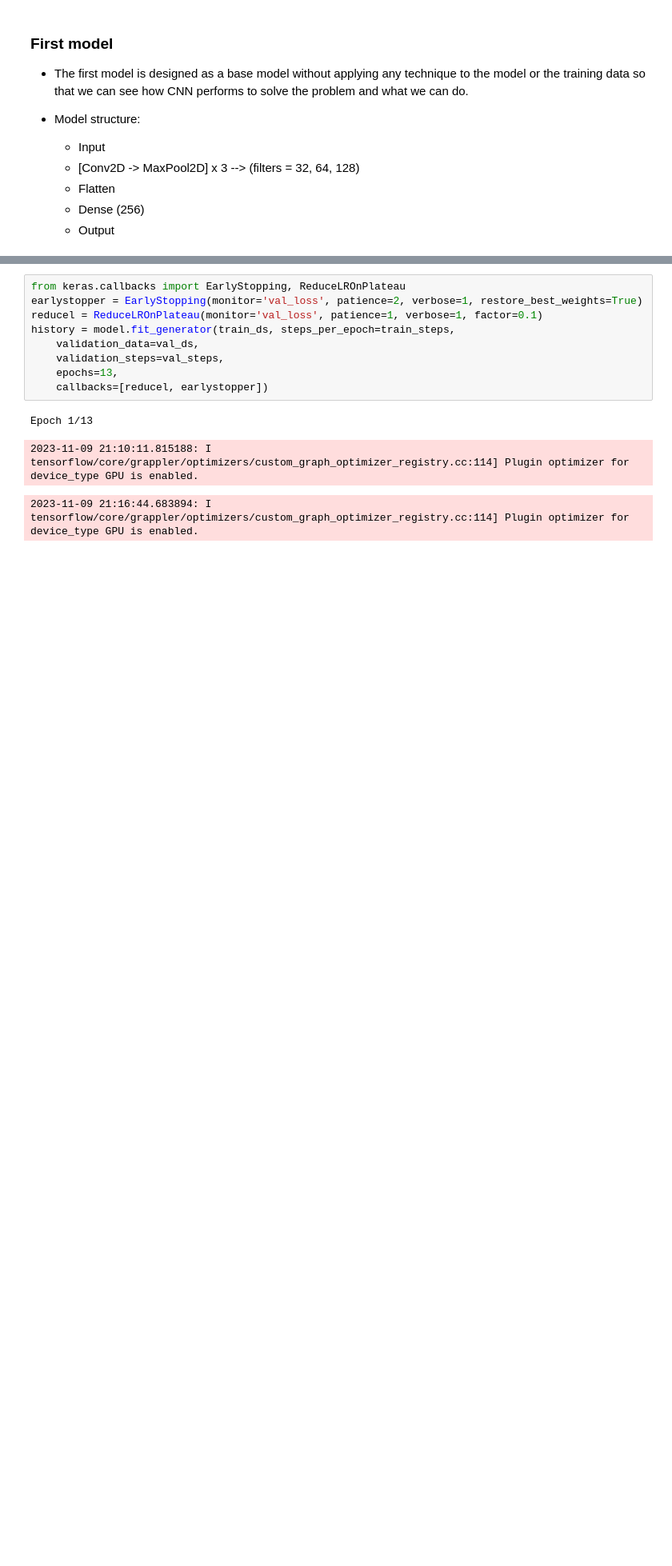
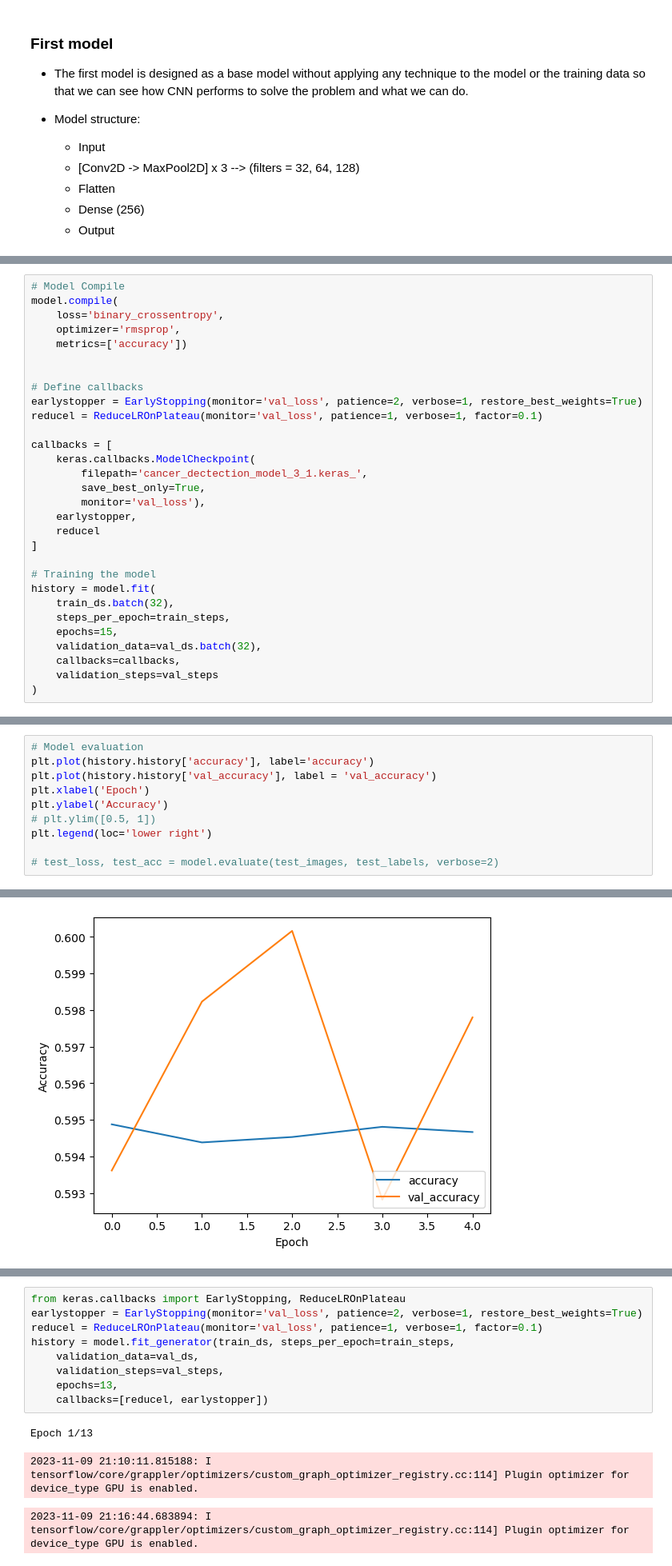
Before and after one commit to IvanLiuTW/code, a Jupyter notebook: CNN_detection.ipynb, the cells around one changed output, grey strips where cells are left out. Shown at 80% size. Cells and saved outputs as stored; diff of their text form; blank space fills up the shorter version.

```diff
--- a/CNN_detection.ipynb
+++ b/CNN_detection.ipynb
@@ -339,0 +648,30 @@ history = model.fit(
+# %%
+# Model Compile
+model.compile(
+    loss='binary_crossentropy',
+    optimizer='rmsprop',
+    metrics=['accuracy'])
+
+
+# Define callbacks
+earlystopper = EarlyStopping(monitor='val_loss', patience=2, verbose=1, restore_best_weights=True)
+reducel = ReduceLROnPlateau(monitor='val_loss', patience=1, verbose=1, factor=0.1)
+
+callbacks = [
+    keras.callbacks.ModelCheckpoint(
+        filepath='cancer_dectection_model_3_1.keras_',
+        save_best_only=True,
+        monitor='val_loss'),
+    earlystopper,
+    reducel
+]
+
+# Training the model
+history = model.fit(
+    train_ds.batch(32),
+    steps_per_epoch=train_steps,
+    epochs=15,
+    validation_data=val_ds.batch(32),
+    callbacks=callbacks,
+    validation_steps=val_steps
+)
@@ -339,0 +702,11 @@ history = model.fit(
+# %%
+# Model evaluation
+plt.plot(history.history['accuracy'], label='accuracy')
+plt.plot(history.history['val_accuracy'], label = 'val_accuracy')
+plt.xlabel('Epoch')
+plt.ylabel('Accuracy')
+# plt.ylim([0.5, 1])
+plt.legend(loc='lower right')
+
+# test_loss, test_acc = model.evaluate(test_images, test_labels, verbose=2)
+# %% [output]
@@ -340 +714,2 @@ history = model.fit(
+[figure, added]
 # %% [markdown]
```
Also changed, not shown: parts of 24 cells of this notebook.
